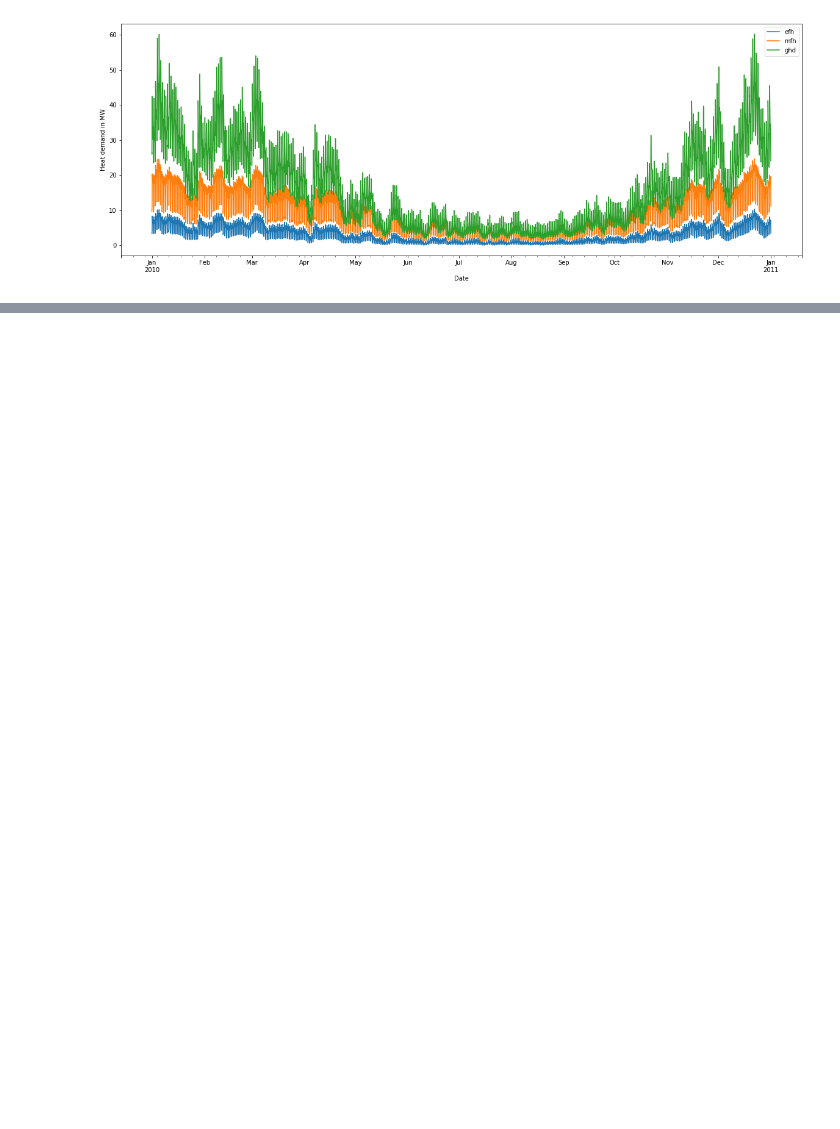
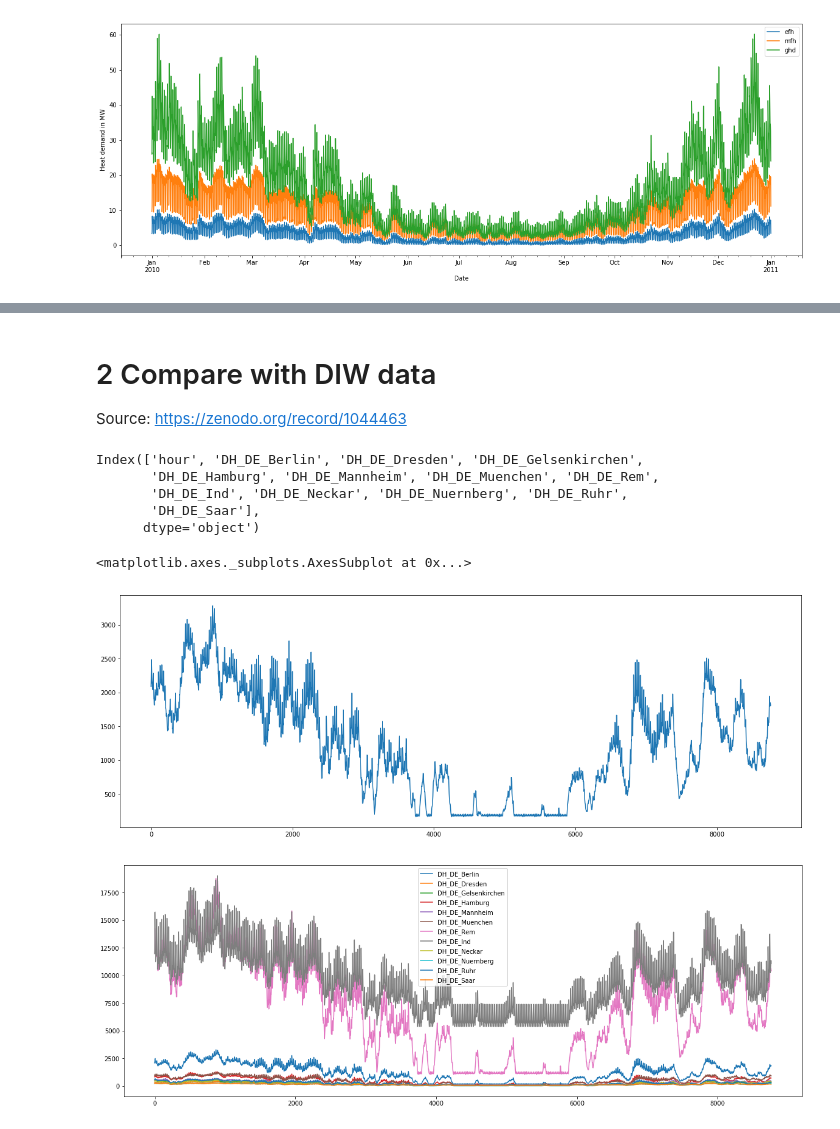
Before and after one commit to jnnr/models_oemof, a Jupyter notebook: example_demandlib/example_demandlib.ipynb, the cells around one changed output, grey strips where cells are left out. Saved outputs shown, nothing was run; the diff lists cells and outputs as text; code cells hidden in the pictures; blank space fills up the shorter version.

```diff
--- a/example_demandlib/example_demandlib.ipynb
+++ b/example_demandlib/example_demandlib.ipynb
@@ -138,0 +161,18 @@ We could collect our experience about the validity!
+# %% [markdown]
+# 2 Compare with DIW data
+
+Source: https://zenodo.org/record/1044463
+# %%
+diw_demand = pd.read_csv('data/DHN_demand_germany_.csv', header=4, delimiter=';')
+print(diw_demand.columns)
+diw_demand['DH_DE_Berlin'].plot()
+diw_demand.plot()
+# %% [output]
+Index(['hour', 'DH_DE_Berlin', 'DH_DE_Dresden', 'DH_DE_Gelsenkirchen',
+       'DH_DE_Hamburg', 'DH_DE_Mannheim', 'DH_DE_Muenchen', 'DH_DE_Rem',
+       'DH_DE_Ind', 'DH_DE_Neckar', 'DH_DE_Nuernberg', 'DH_DE_Ruhr',
+       'DH_DE_Saar'],
+      dtype='object')
+<matplotlib.axes._subplots.AxesSubplot at 0x...>
+[figure, added]
+[figure, added]
```
Also changed, not shown: parts of 14 cells of this notebook.
